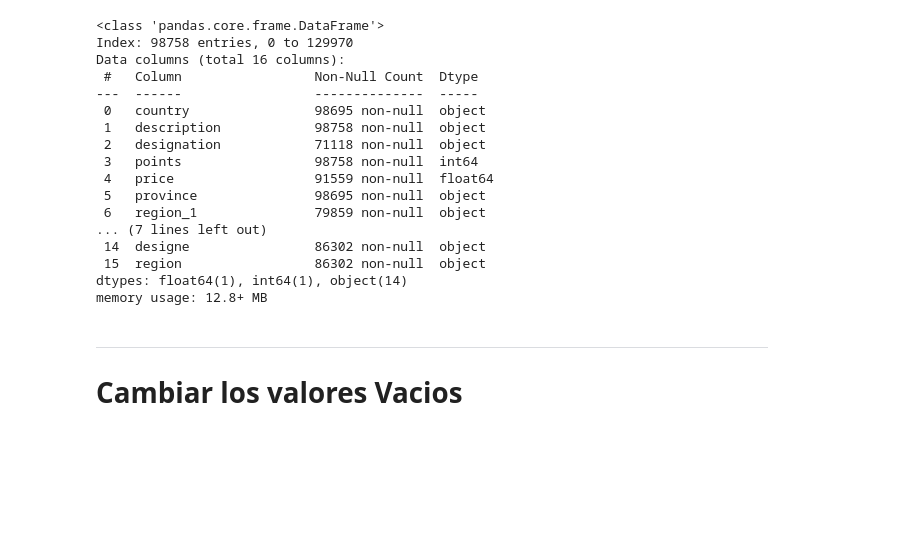
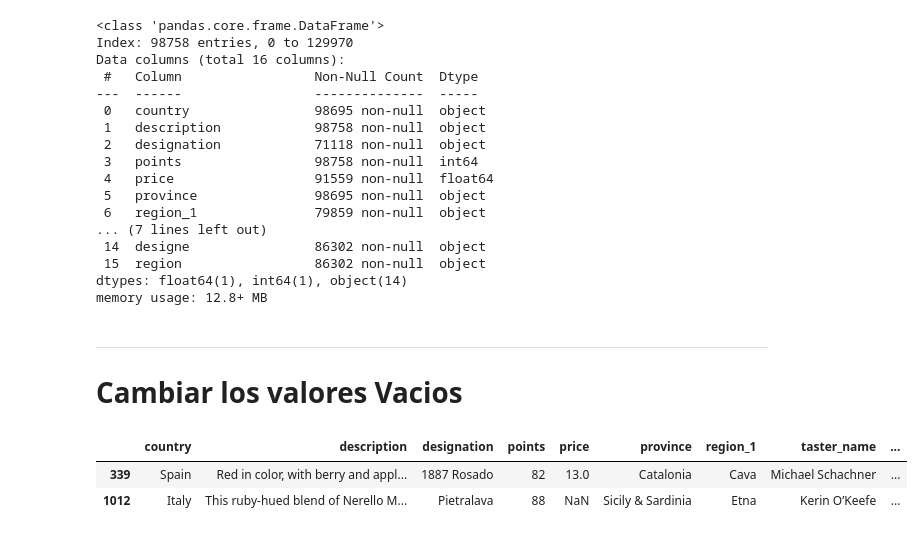
Before and after one commit to LAMezaCaballero/practica_ETL, a Jupyter notebook: etl_02.ipynb, the cells around one changed output. Cells and saved outputs as stored; diff of their text form; code cells hidden in the pictures; blank space fills up the shorter version.

```diff
--- a/etl_02.ipynb
+++ b/etl_02.ipynb
@@ -88,3 +90,10 @@ memory usage: 12.8+ MB
 # %% [markdown]
 ---
 # Cambiar los valores Vacios
+# %%
+df["winery2"] = df["winery2"].fillna(df["winery"]) # rellena el winery2 si esta vacio con lo que haya en winery
+df[df['winery2'] != df['winery']].head(2)
+# %% [output]
+|  | country | description | designation | points | price | province | region_1 | taster_name | ... |
+| 339 | Spain | Red in color, with berry and appl... | 1887 Rosado | 82 | 13.0 | Catalonia | Cava | Michael Schachner | ... |
+| 1012 | Italy | This ruby-hued blend of Nerello M... | Pietralava | 88 | NaN | Sicily & Sardinia | Etna | Kerin O’Keefe | ... |
```
Also changed, not shown: parts of 6 cells of this notebook.
